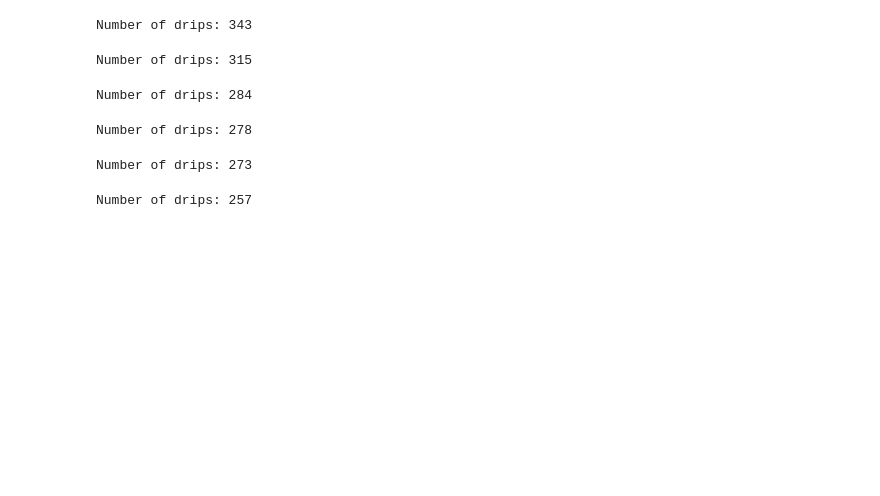
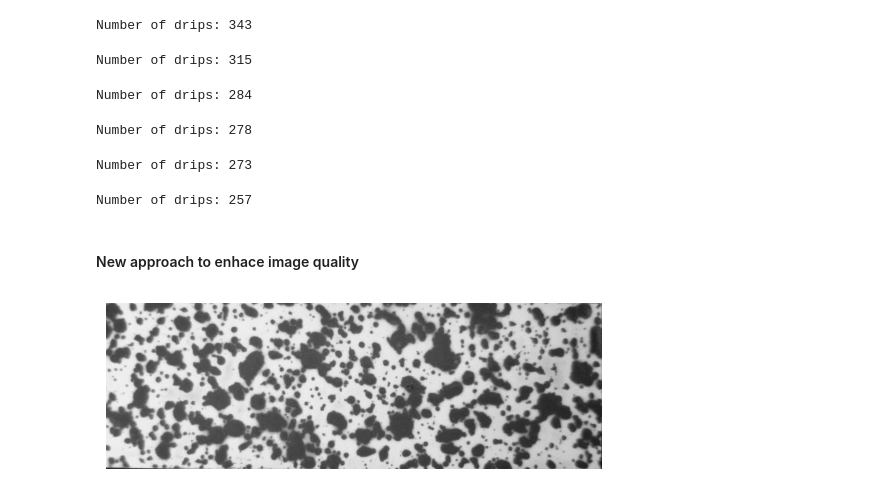
Before and after one commit to bernardeem/Python_projects, a Jupyter notebook: Image_processing_project/Drip_separator_3.ipynb, the cells around one changed output. Saved outputs shown, nothing was run; the diff lists cells and outputs as text; code cells hidden in the pictures; blank space fills up the shorter version.

Commit message:
attempting to enhace image quality by using plt and image processing

```diff
--- a/Image_processing_project/Drip_separator_3.ipynb
+++ b/Image_processing_project/Drip_separator_3.ipynb
@@ -253,3 +241,13 @@ Number of drips: 257
 # ERODE SMALL DRIPS AND COUNT
 # THEN ERODE THE BIG DRIPS AND COUNT
 # USE A FOR from now on (after erosion5)
+# %% [markdown]
+#### New approach to enhace image quality
+# %%
+# reading and saving image as binary using plt
+# new approach to enhace binary image quality
+plt.imshow(g_img, cmap='gray')
+plt.axis('off')  # deactivate axis exhibition
+plt.savefig('image_binary_plt.png', bbox_inches='tight', pad_inches=0)
+# %% [output]
+[figure, added]
```
Also changed, not shown: parts of 6 cells of this notebook, 1 other file.
